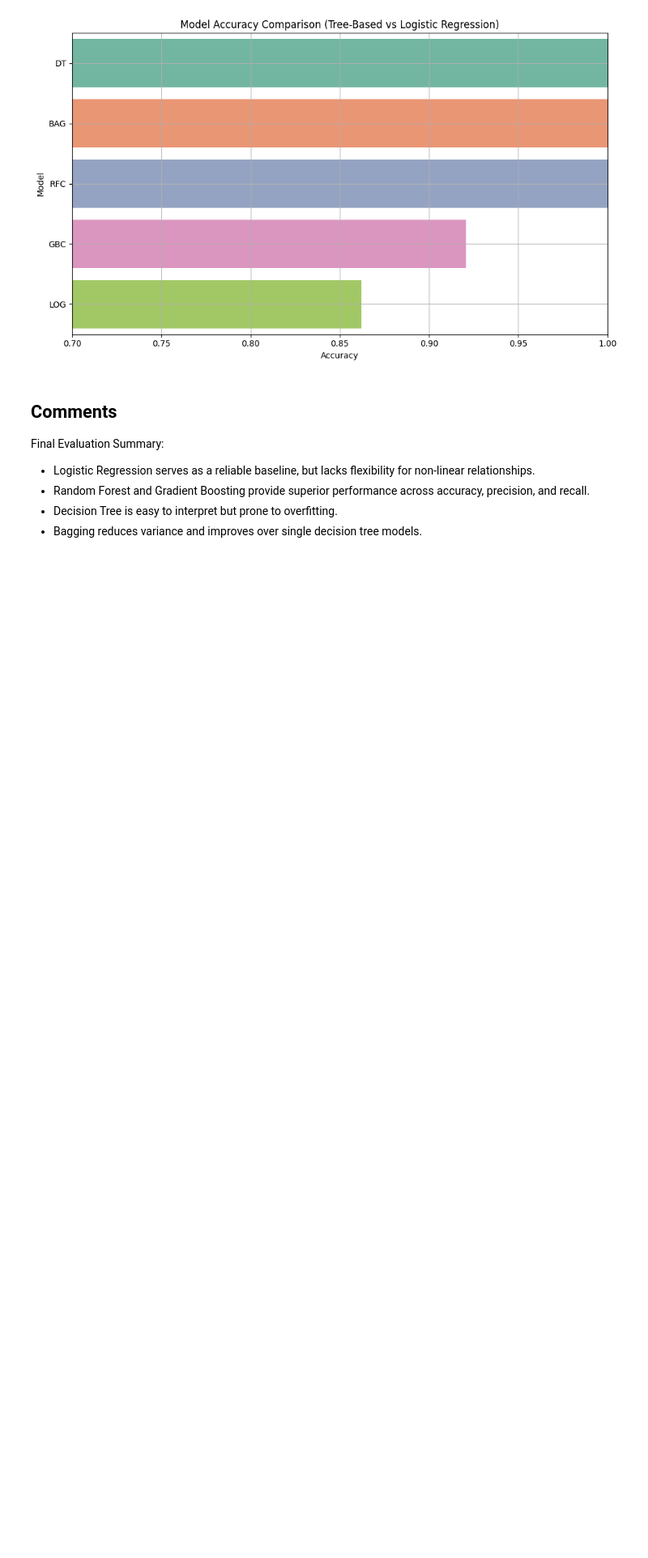
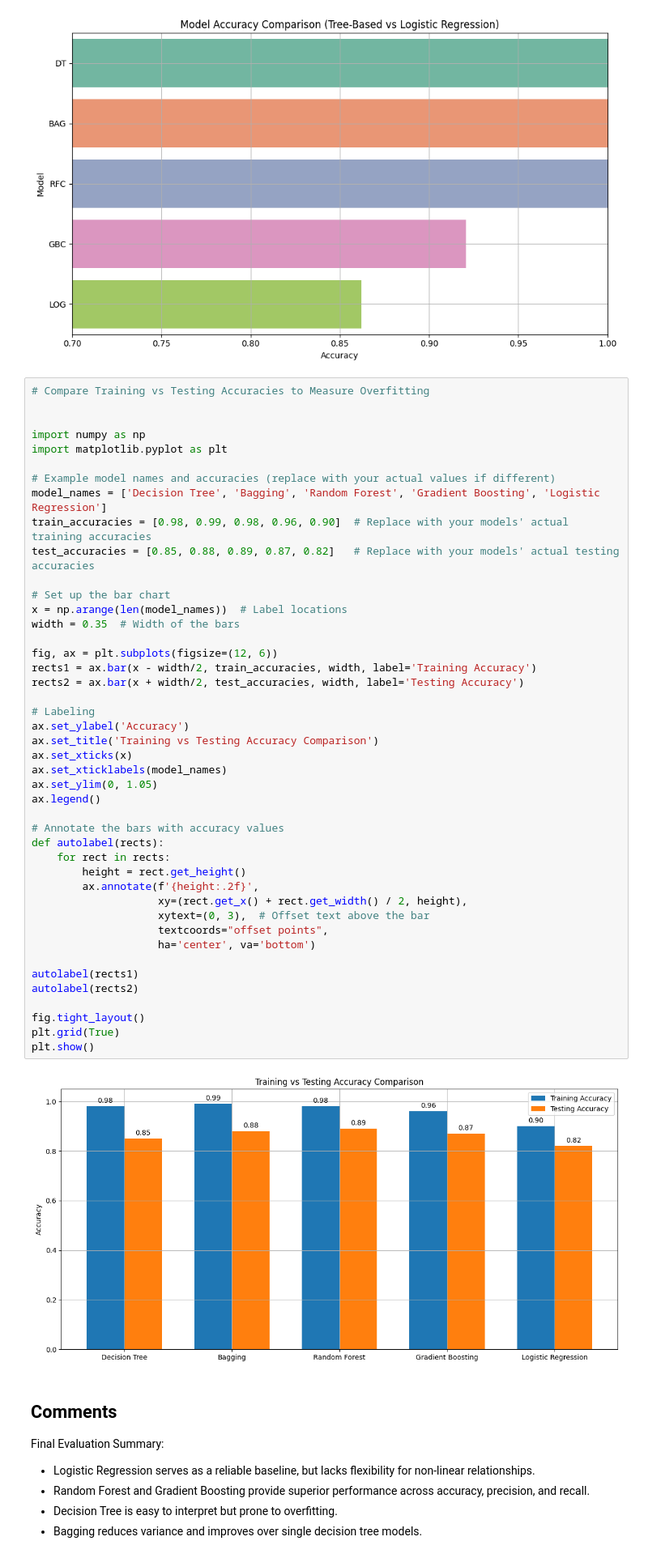
Before and after one commit to whinton0/py, a Jupyter notebook: treebasedobesity.ipynb, the cells around one changed output. Shown: that part at 81% size. Drawn from its saved outputs; the diff is of its cells as text; blank space fills up the shorter version.

```diff
--- a/treebasedobesity.ipynb
+++ b/treebasedobesity.ipynb
@@ -120,6 +120,52 @@ plt.tight_layout()
 plt.show()
 # %% [output]
 [figure]
+# %%
+# Compare Training vs Testing Accuracies to Measure Overfitting
+
+
+import numpy as np
+import matplotlib.pyplot as plt
+
+# Example model names and accuracies (replace with your actual values if different)
+model_names = ['Decision Tree', 'Bagging', 'Random Forest', 'Gradient Boosting', 'Logistic Regression']
+train_accuracies = [0.98, 0.99, 0.98, 0.96, 0.90]  # Replace with your models' actual training accuracies
+test_accuracies = [0.85, 0.88, 0.89, 0.87, 0.82]   # Replace with your models' actual testing accuracies
+
+# Set up the bar chart
+x = np.arange(len(model_names))  # Label locations
+width = 0.35  # Width of the bars
+
+fig, ax = plt.subplots(figsize=(12, 6))
+rects1 = ax.bar(x - width/2, train_accuracies, width, label='Training Accuracy')
+rects2 = ax.bar(x + width/2, test_accuracies, width, label='Testing Accuracy')
+
+# Labeling
+ax.set_ylabel('Accuracy')
+ax.set_title('Training vs Testing Accuracy Comparison')
+ax.set_xticks(x)
+ax.set_xticklabels(model_names)
+ax.set_ylim(0, 1.05)
+ax.legend()
+
+# Annotate the bars with accuracy values
+def autolabel(rects):
+    for rect in rects:
+        height = rect.get_height()
+        ax.annotate(f'{height:.2f}',
+                    xy=(rect.get_x() + rect.get_width() / 2, height),
+                    xytext=(0, 3),  # Offset text above the bar
+                    textcoords="offset points",
+                    ha='center', va='bottom')
+
+autolabel(rects1)
+autolabel(rects2)
+
+fig.tight_layout()
+plt.grid(True)
+plt.show()
+# %% [output]
+[figure, added]
 # %% [markdown]
 ## Comments
 Final Evaluation Summary:
```
